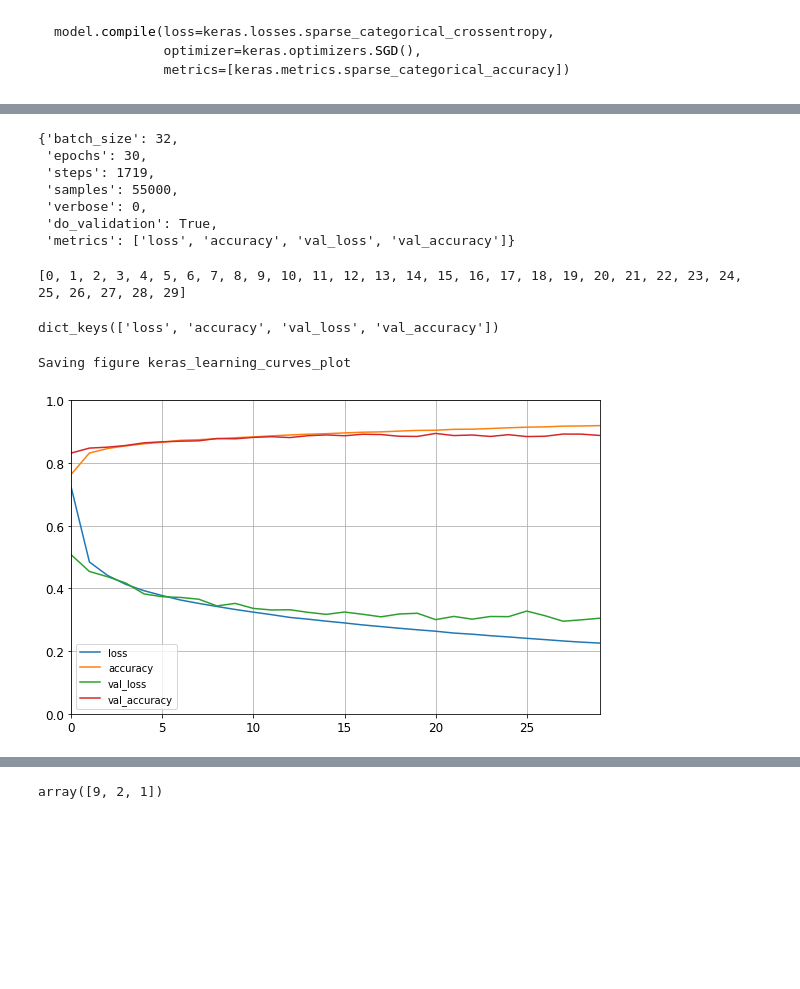
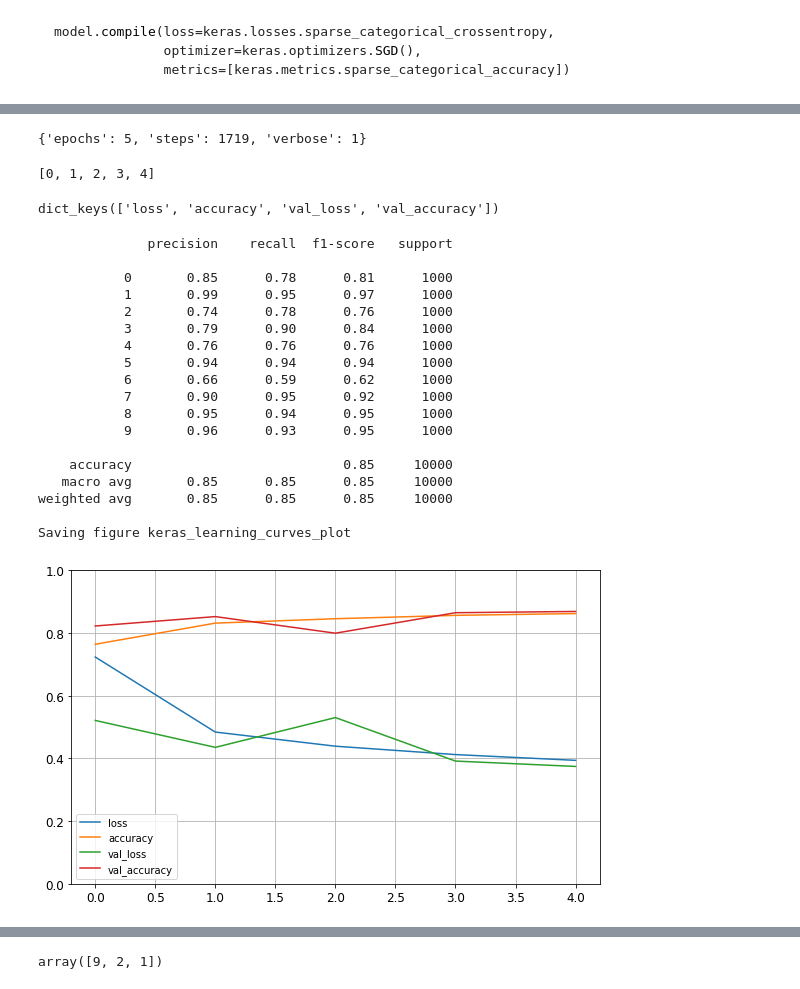
Before and after one commit to MiguelG26/Learning, a Jupyter notebook: Hands-On Machine Learning with Scikit-Learn and TensorFlow2/10_neural_nets_with_keras.ipynb, the cells around one changed output, grey strips where cells are left out. Saved outputs shown, nothing was run; the diff lists cells and outputs as text; code cells hidden in the pictures; blank space fills up the shorter version.

````diff
--- a/Hands-On Machine Learning with Scikit-Learn and TensorFlow2/10_neural_nets_with_keras.ipynb
+++ b/Hands-On Machine Learning with Scikit-Learn and TensorFlow2/10_neural_nets_with_keras.ipynb
@@ -404,6 +416,6 @@ model.compile(loss=keras.losses.sparse_categorical_crossentropy,
               metrics=[keras.metrics.sparse_categorical_accuracy])
 ```
 # %%
-history = model.fit(X_train, y_train, epochs=30,
+history = model.fit(X_train, y_train, epochs=5,
                     validation_data=(X_valid, y_valid))
 # %% [output]
@@ -427,29 +432,47 @@ Epoch 30/30
 # %%
 history.params
 # %% [output]
-{'batch_size': 32,
- 'epochs': 30,
- 'steps': 1719,
- 'samples': 55000,
- 'verbose': 0,
- 'do_validation': True,
- 'metrics': ['loss', 'accuracy', 'val_loss', 'val_accuracy']}
+{'epochs': 5, 'steps': 1719, 'verbose': 1}
 # %%
 print(history.epoch)
 # %% [output]
-[0, 1, 2, 3, 4, 5, 6, 7, 8, 9, 10, 11, 12, 13, 14, 15, 16, 17, 18, 19, 20, 21, 22, 23, 24, 25, 26, 27, 28, 29]
+[0, 1, 2, 3, 4]
 # %%
 history.history.keys()
 # %% [output]
 dict_keys(['loss', 'accuracy', 'val_loss', 'val_accuracy'])
 # %%
 import pandas as pd
+pd.options.plotting.backend='matplotlib'
+
+from sklearn.metrics import classification_report, confusion_matrix
+#predictions =model.predict_classes(X_test) # model.predict_classes will be deprecated therefore I should use the code below
+predictions = np.argmax(model.predict(X_test), axis=-1)
+print(classification_report(y_test, predictions))
 
 pd.DataFrame(history.history).plot(figsize=(8, 5))
 plt.grid(True)
-plt.gca().set_ylim(0, 1)
+#plt.gca().set_ylim(0, 1)
+plt.ylim(0, 1) #M this option would do the same but its simpler
 save_fig("keras_learning_curves_plot")
 plt.show()
 # %% [output]
+              precision    recall  f1-score   support
+
+           0       0.85      0.78      0.81      1000
+           1       0.99      0.95      0.97      1000
+           2       0.74      0.78      0.76      1000
+           3       0.79      0.90      0.84      1000
+           4       0.76      0.76      0.76      1000
+           5       0.94      0.94      0.94      1000
+           6       0.66      0.59      0.62      1000
+           7       0.90      0.95      0.92      1000
+           8       0.95      0.94      0.95      1000
+           9       0.96      0.93      0.95      1000
+
+    accuracy                           0.85     10000
+   macro avg       0.85      0.85      0.85     10000
+weighted avg       0.85      0.85      0.85     10000
+
 Saving figure keras_learning_curves_plot
-[figure, old version]
+[figure, new version]
````
Also changed, not shown: parts of 17 cells of this notebook.
